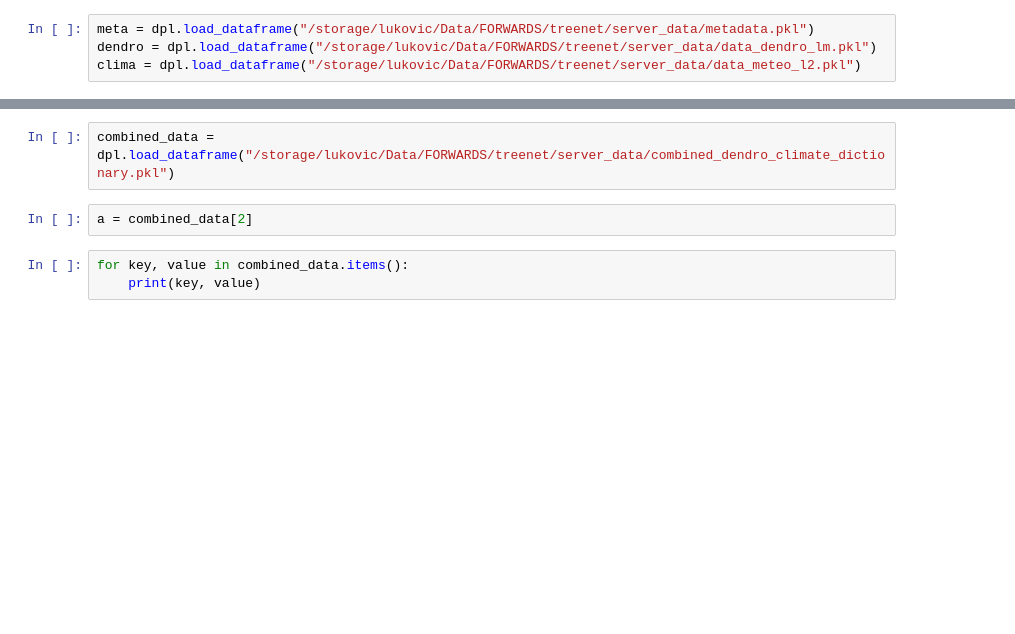
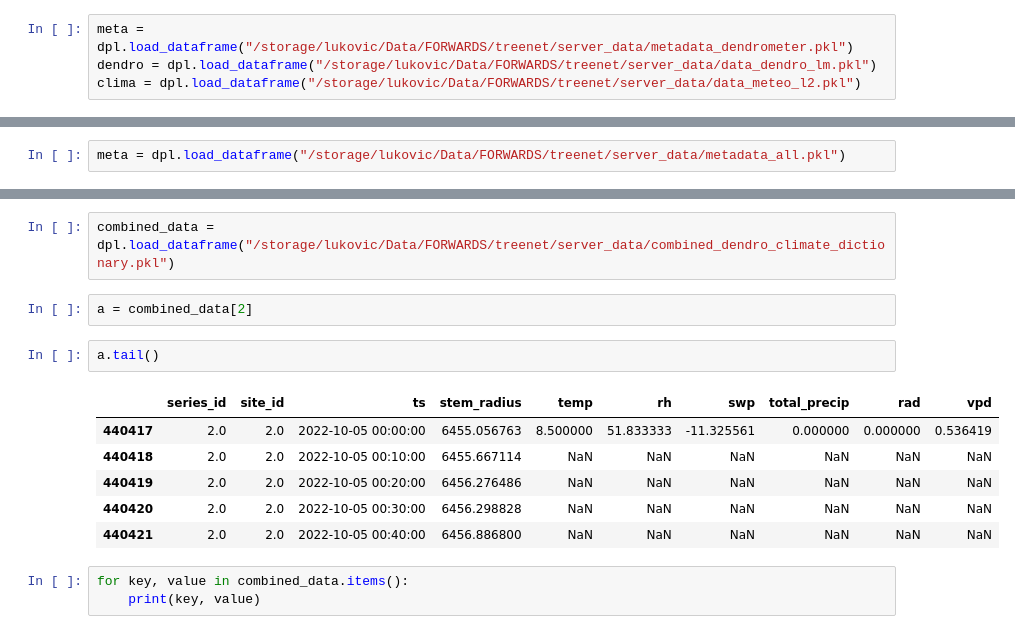
Before and after one commit to treenet/treenetai, a Jupyter notebook: task_scripts/raw_data_elaboration.ipynb, the cells around one changed output, grey strips where cells are left out. Saved outputs shown, nothing was run; the diff lists cells and outputs as text; blank space fills up the shorter version.

```diff
--- a/task_scripts/raw_data_elaboration.ipynb
+++ b/task_scripts/raw_data_elaboration.ipynb
@@ -8,4 +15,4 @@ import data_processing_library as dpl
 # %%
-meta = dpl.load_dataframe("/storage/lukovic/Data/FORWARDS/treenet/server_data/metadata.pkl")
+meta = dpl.load_dataframe("/storage/lukovic/Data/FORWARDS/treenet/server_data/metadata_dendrometer.pkl")
 dendro = dpl.load_dataframe("/storage/lukovic/Data/FORWARDS/treenet/server_data/data_dendro_lm.pkl")
 clima = dpl.load_dataframe("/storage/lukovic/Data/FORWARDS/treenet/server_data/data_meteo_l2.pkl")
@@ -27,0 +19,2 @@ meta
+# %%
+meta = dpl.load_dataframe("/storage/lukovic/Data/FORWARDS/treenet/server_data/metadata_all.pkl")
@@ -272,6 +289,15 @@ df[3]
 combined_data = dpl.load_dataframe("/storage/lukovic/Data/FORWARDS/treenet/server_data/combined_dendro_climate_dictionary.pkl")
 # %%
 a = combined_data[2]
+# %%
+a.tail()
+# %% [output]
+|  | series_id | site_id | ts | stem_radius | temp | rh | swp | total_precip | rad | vpd |
+| 440417 | 2.0 | 2.0 | 2022-10-05 00:00:00 | 6455.056763 | 8.500000 | 51.833333 | -11.325561 | 0.000000 | 0.000000 | 0.536419 |
+| 440418 | 2.0 | 2.0 | 2022-10-05 00:10:00 | 6455.667114 | NaN | NaN | NaN | NaN | NaN | NaN |
+| 440419 | 2.0 | 2.0 | 2022-10-05 00:20:00 | 6456.276486 | NaN | NaN | NaN | NaN | NaN | NaN |
+| 440420 | 2.0 | 2.0 | 2022-10-05 00:30:00 | 6456.298828 | NaN | NaN | NaN | NaN | NaN | NaN |
+| 440421 | 2.0 | 2.0 | 2022-10-05 00:40:00 | 6456.886800 | NaN | NaN | NaN | NaN | NaN | NaN |
 # %%
 for key, value in combined_data.items():
     print(key, value)
```
Also changed, not shown: parts of 5 cells of this notebook, 12 other files.
